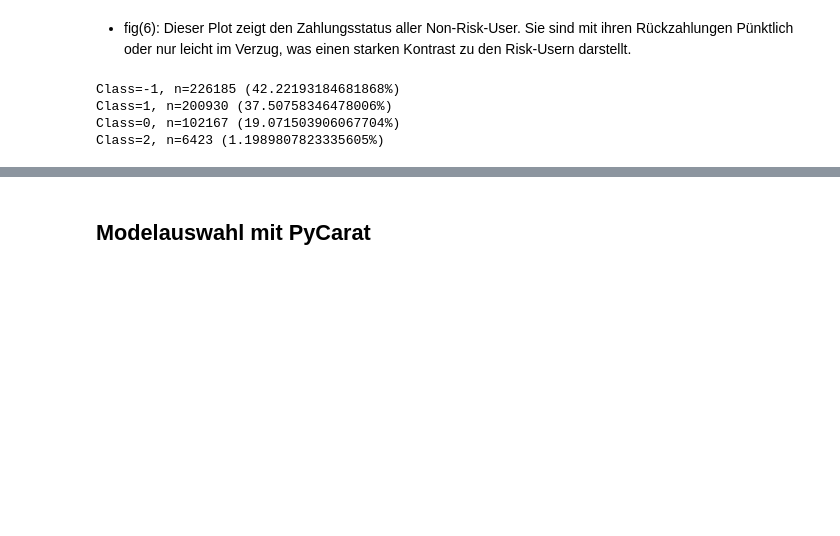
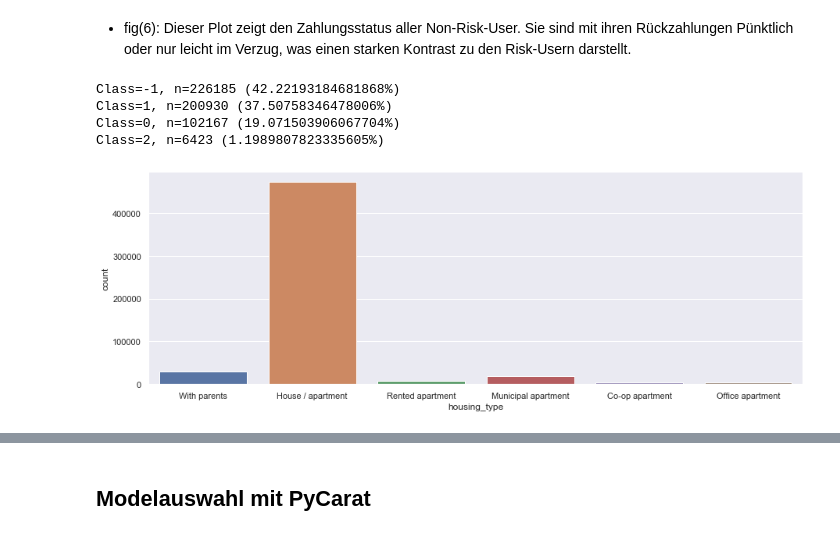
Before and after one commit to yassdenn/cca, a Jupyter notebook: MAIN.ipynb, the cells around one changed output, grey strips where cells are left out. Saved outputs shown, nothing was run; the diff lists cells and outputs as text; code cells hidden in the pictures; blank space fills up the shorter version.

```diff
--- a/MAIN.ipynb
+++ b/MAIN.ipynb
@@ -278,14 +264,15 @@ non_risk_payment_status= sns.countplot(x='payment_status', data= non_risk_user)
 [figure]
 # %% [markdown]
 - fig(6): Dieser Plot zeigt den Zahlungsstatus aller Non-Risk-User. Sie sind mit ihren Rückzahlungen Pünktlich oder nur leicht im Verzug, was einen starken Kontrast zu den Risk-Usern darstellt.
-# %%
-y= non_risk_user.payment_status
-counter = Counter(y)
-for k, v in counter.items():
-    dist = v / len(y) * 100
-    print(f"Class={k}, n={v} ({dist}%)")
-# %% [output]
-Class=-1, n=226185 (42.22193184681868%)
-Class=1, n=200930 (37.50758346478006%)
-Class=0, n=102167 (19.071503906067704%)
-Class=2, n=6423 (1.1989807823335605%)
+# %%
+class_count(non_risk_user.payment_status)
+# %% [output]
+Class=-1, n=226185 (42.22193184681868%)
+Class=1, n=200930 (37.50758346478006%)
+Class=0, n=102167 (19.071503906067704%)
+Class=2, n=6423 (1.1989807823335605%)
+# %%
+order=list(cca.housing_type.unique())
+housing_non_risk = sns.countplot(x='housing_type', data=non_risk_user,order=order)
+# %% [output]
+[figure, added]
```
Also changed, not shown: parts of 11 cells of this notebook.
